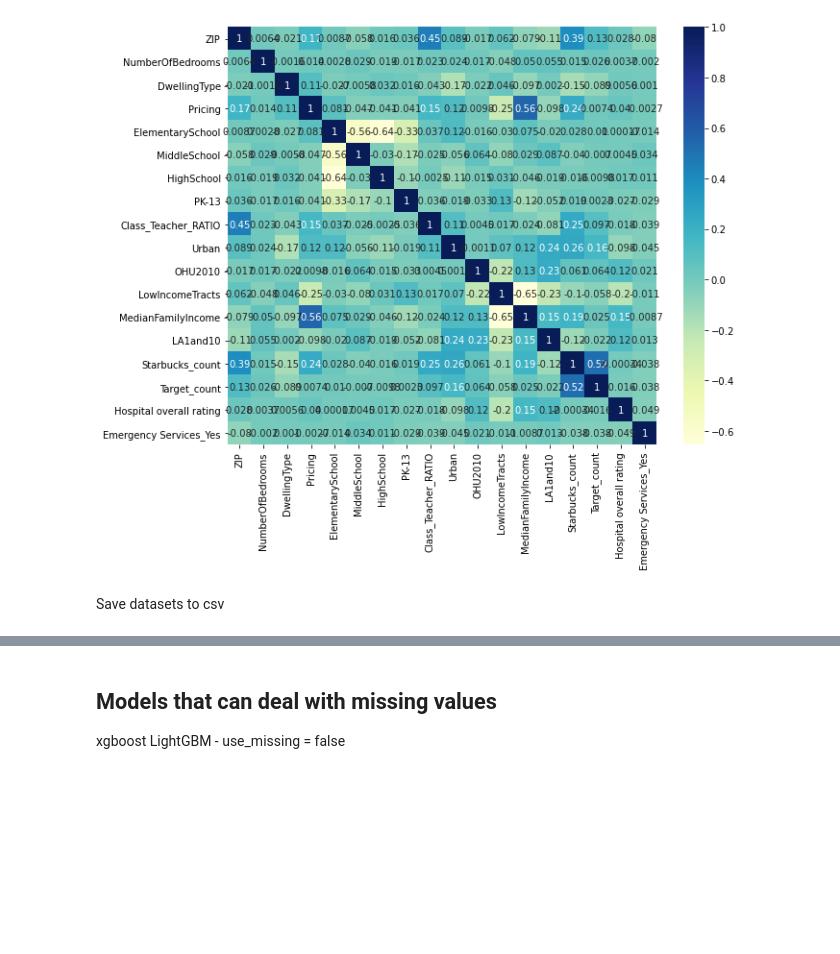
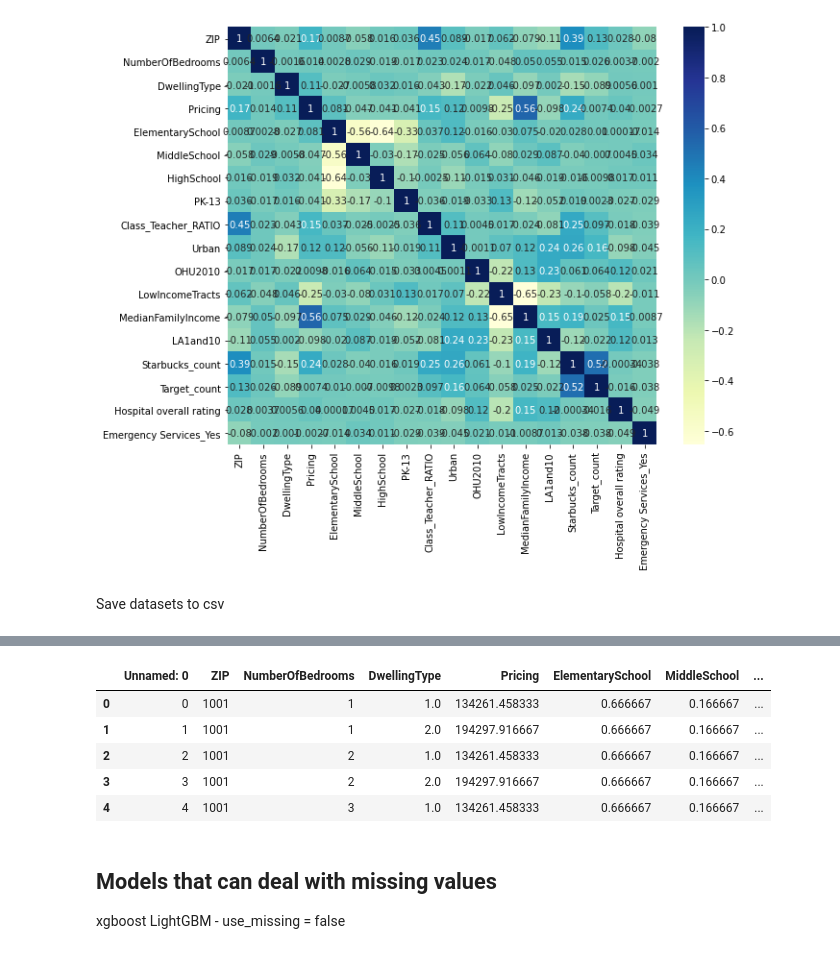
Before and after one commit to norgrenm/US_House_Price_Prediction, a Jupyter notebook: notebooks/DM-US_HousingData.ipynb, the cells around one changed output, grey strips where cells are left out. Saved outputs shown, nothing was run; the diff lists cells and outputs as text; code cells hidden in the pictures; blank space fills up the shorter version.

```diff
--- a/notebooks/DM-US_HousingData.ipynb
+++ b/notebooks/DM-US_HousingData.ipynb
@@ -1496,5 +1496,14 @@ df.to_csv('CleanHouseFinal_nomissing.csv')
 # %%
 df = pd.read_csv('CleanHouseFinal_nomissing.csv')
+# %%
+df.head()
+# %% [output]
+|  | Unnamed: 0 | ZIP | NumberOfBedrooms | DwellingType | Pricing | ElementarySchool | MiddleSchool | ... |
+| 0 | 0 | 1001 | 1 | 1.0 | 134261.458333 | 0.666667 | 0.166667 | ... |
+| 1 | 1 | 1001 | 1 | 2.0 | 194297.916667 | 0.666667 | 0.166667 | ... |
+| 2 | 2 | 1001 | 2 | 1.0 | 134261.458333 | 0.666667 | 0.166667 | ... |
+| 3 | 3 | 1001 | 2 | 2.0 | 194297.916667 | 0.666667 | 0.166667 | ... |
+| 4 | 4 | 1001 | 3 | 1.0 | 134261.458333 | 0.666667 | 0.166667 | ... |
 # %% [markdown]
 ## Models that can deal with missing values
 xgboost
```
Also changed, not shown: parts of 69 cells of this notebook, 1 other file.
